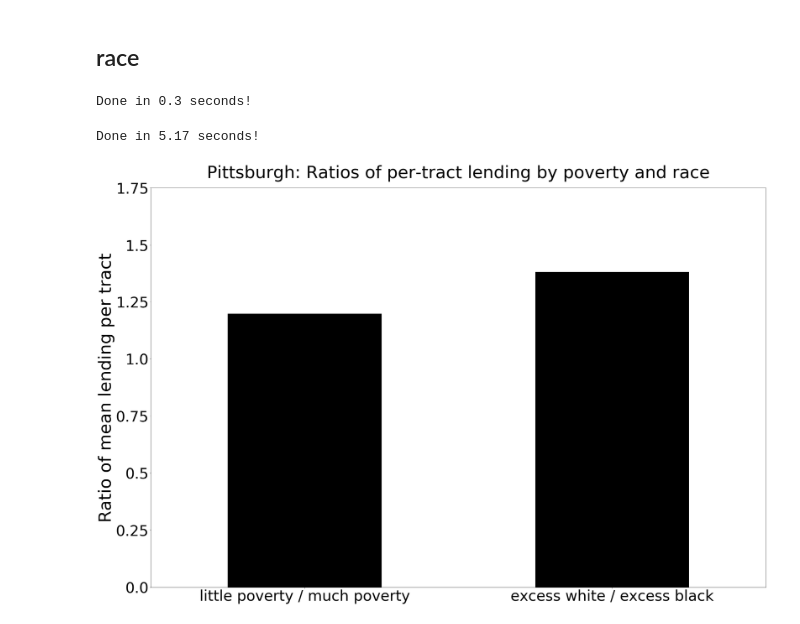
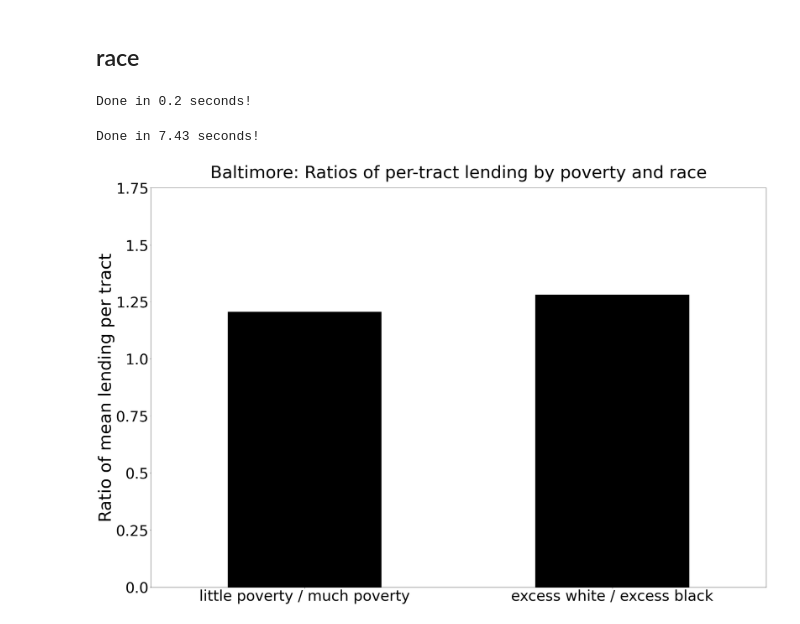
Before and after one commit to raddick/community_reinvestment_act, a Jupyter notebook: 7. Analyze city data.ipynb, the cells around one changed output. Cells and saved outputs as stored; diff of their text form; code cells hidden in the pictures.

```diff
--- a/7. Analyze city data.ipynb
+++ b/7. Analyze city data.ipynb
@@ -56,7 +57,7 @@ ok
 # Pick city
 # %%
 s = time.time()
-city = 'Pittsburgh'
+city = 'Baltimore'
 
 # Default values will be changed for specific citites if needed
 top_of_color_scale = 300000
@@ -306,7 +333,7 @@ if (show_water):
     elif (city == 'Washington D.C.'):
         city_water_gdf = city_water_gdf[city_water_gdf['FULLNAME'].apply(lambda x: ('potomac' in str(x).lower()) | ('anacostia' in str(x).lower()) | ('washington chnnl' in str(x).lower()))]#.plot(ax=ax, color='cyan')
     elif (city == 'Cleveland'):
-        city_water_gdf = city_water_gdf.loc[city_water_gdf.to_crs(equal_area_proj).geometry.area.sort_values(ascending=False).head(3).index.tolist()]
+        city_water_gdf = city_water_gdf.loc[city_water_gdf.to_crs(epsg=equal_area_proj).geometry.area.sort_values(ascending=False).head(3).index.tolist()]
     elif (city == 'Detroit'):
         detroit_water_gdf = city_water_gdf[city_water_gdf['FULLNAME'].apply(lambda x: 'riv' in str(x).lower())]
         detroit_water_gdf = pandas.concat((detroit_water_gdf, city_water_gdf[city_water_gdf['HYDROID'].isin(['1107295328725','1107295323725'])]), axis=0, sort=False)
@@ -330,11 +357,12 @@ else:
 
 
 
-# print('backing up...')
-# all_tracts_gdf_bk = all_tracts_gdf
-# tracts_included_gdf_bk = tracts_included_gdf
-# #baltimore_shapefiles_gdf_bk = baltimore_shapefiles_gdf
-# city_water_gdf_bk = city_water_gdf
+print('backing up all geodataframes...')
+all_tracts_gdf_bk = all_tracts_gdf
+tracts_included_gdf_bk = tracts_included_gdf
+if (city == 'Baltimore'):
+    baltimore_shapefiles_gdf_bk = baltimore_shapefiles_gdf
+city_water_gdf_bk = city_water_gdf
 
 e = time.time()
 g = g + (e-s)
@@ -666,18 +695,18 @@ s = time.time()
 # tracts_included_gdf = tracts_included_gdf_bk
 
 print('identifying tracts by poverty rate...')
-tracts_included_gdf = tracts_included_gdf.assign(poverty_class_2018 = np.nan)
-tracts_included_gdf.loc[tracts_included_gdf['pct_poverty_2018'] > 0.3, 'poverty_class_2018'] = 'much'
-tracts_included_gdf.loc[tracts_included_gdf['pct_poverty_2018'] < 0.1, 'poverty_class_2018'] = 'little'
+tracts_included_gdf = tracts_included_gdf.assign(poverty_class_2019 = np.nan)
+tracts_included_gdf.loc[tracts_included_gdf['pct_poverty_2019'] > 0.3, 'poverty_class_2019'] = 'much'
+tracts_included_gdf.loc[tracts_included_gdf['pct_poverty_2019'] < 0.1, 'poverty_class_2019'] = 'little'
 
 print('identifying tracts with higher-than-average percentages of white and black people...')
-city_pct_white = tracts_included_gdf['pop_white_2018'].sum() / tracts_included_gdf['pop_total_2018'].sum()
-city_pct_black = tracts_included_gdf['pop_black_2018'].sum() / tracts_included_gdf['pop_total_2018'].sum()
+city_pct_white = tracts_included_gdf['pop_white_2019'].sum() / tracts_included_gdf['pop_total_2019'].sum()
+city_pct_black = tracts_included_gdf['pop_black_2019'].sum() / tracts_included_gdf['pop_total_2019'].sum()
 
-tracts_included_gdf = tracts_included_gdf.assign(excess_race_2018 = np.nan)
-tracts_included_gdf.loc[tracts_included_gdf['pct_white_2018'] > city_pct_white, 'excess_race_2018'] = 'white'
-tracts_included_gdf.loc[tracts_included_gdf['pct_black_2018'] > city_pct_black, 'excess_race_2018'] = 'black'
-tracts_included_gdf.loc[:, 'excess_race_2018'] = tracts_included_gdf['excess_race_2018'].fillna('other')
+tracts_included_gdf = tracts_included_gdf.assign(excess_race_2019 = np.nan)
+tracts_included_gdf.loc[tracts_included_gdf['pct_white_2019'] > city_pct_white, 'excess_race_2019'] = 'white'
+tracts_included_gdf.loc[tracts_included_gdf['pct_black_2019'] > city_pct_black, 'excess_race_2019'] = 'black'
+tracts_included_gdf.loc[:, 'excess_race_2019'] = tracts_included_gdf['excess_race_2019'].fillna('other')
 
 # print('backing up...')
 # tracts_included_gdf_bk = tracts_included_gdf
@@ -726,30 +755,30 @@ Done in 0.06 seconds!
 # %%
 s = time.time()
 
-#excess_race_2018_list = tracts_included_gdf['excess_race_2018'].drop_duplicates().tolist()
-#cra_level_list = tracts_included_gdf['cra_level_2018'].drop_duplicates().tolist()
+#excess_race_2019_list = tracts_included_gdf['excess_race_2019'].drop_duplicates().tolist()
+#cra_level_list = tracts_included_gdf['cra_level_2019'].drop_duplicates().tolist()
 
-excess_race_2018_list = ['white', 'black', 'other']
+excess_race_2019_list = ['white', 'black', 'other']
 cra_level_list = ['low', 'moderate', 'middle', 'upper', 'unknown']
 #
 
-cra_level_race_df = pandas.DataFrame(data=None, columns=['nTracts', 'mean_amtWorkingLoans_per_sbjob_adj', 'sem_amtWorkingLoans_per_sbjob_adj'], index=pandas.MultiIndex.from_product([excess_race_2018_list,cra_level_list]))
+cra_level_race_df = pandas.DataFrame(data=None, columns=['nTracts', 'mean_amtWorkingLoans_per_sbjob_adj', 'sem_amtWorkingLoans_per_sbjob_adj'], index=pandas.MultiIndex.from_product([excess_race_2019_list,cra_level_list]))
 
-for this_race in excess_race_2018_list:
+for this_race in excess_race_2019_list:
     for this_level in cra_level_list:
         cra_level_race_df.loc[(this_race, this_level), 'nTracts'] = tracts_included_gdf[
-            (tracts_included_gdf['excess_race_2018'] == this_race)
-            & (tracts_included_gdf['cra_level_2018'] == this_level)
+            (tracts_included_gdf['excess_race_2019'] == this_race)
+            & (tracts_included_gdf['cra_level_2019'] == this_level)
         ].count().values[0]
 
         cra_level_race_df.loc[(this_race, this_level), 'mean_amtWorkingLoans_per_sbjob_adj'] = tracts_included_gdf[
-            (tracts_included_gdf['excess_race_2018'] == this_race)
-            & (tracts_included_gdf['cra_level_2018'] == this_level)
+            (tracts_included_gdf['excess_race_2019'] == this_race)
+            & (tracts_included_gdf['cra_level_2019'] == this_level)
         ]['amtWorkingLoans_per_sbjob_adj'].mean()
 
         cra_level_race_df.loc[(this_race, this_level), 'sem_amtWorkingLoans_per_sbjob_adj'] = tracts_included_gdf[
-            (tracts_included_gdf['excess_race_2018'] == this_race)
-            & (tracts_included_gdf['cra_level_2018'] == this_level)
+            (tracts_included_gdf['excess_race_2019'] == this_race)
+            & (tracts_included_gdf['cra_level_2019'] == this_level)
         ]['amtWorkingLoans_per_sbjob_adj'].sem()
 
 e = time.time()
@@ -757,47 +786,47 @@ g = g + (e-s)
 print('Done in {0:.1f} seconds!'.format(e-s))
 #cra_level_race_df
 # %% [output]
-Done in 0.3 seconds!
+Done in 0.2 seconds!
 # %%
 s = time.time()
 bar_chart_df = pandas.DataFrame(data=None, columns=['mean_amtWorkingLoans_adj_per_sbjob'])
 bar_chart_df.loc[
     'little poverty / much poverty', 'mean_amtWorkingLoans_adj_per_sbjob'
 ] = tracts_included_gdf['amtWorkingLoans_per_sbjob_adj'][
-    (tracts_included_gdf['poverty_class_2018'] == 'little') & (tracts_included_gdf['cra_level_2018'] != 'unknown')
+    (tracts_included_gdf['poverty_class_2019'] == 'little') & (tracts_included_gdf['cra_level_2019'] != 'unknown')
 ].mean() / tracts_included_gdf['amtWorkingLoans_per_sbjob_adj'][
-    (tracts_included_gdf['poverty_class_2018'] == 'much') & (tracts_included_gdf['cra_level_2018'] != 'unknown')
+    (tracts_included_gdf['poverty_class_2019'] == 'much') & (tracts_included_gdf['cra_level_2019'] != 'unknown')
 ].mean()
 
 bar_chart_df.loc[
     'excess white / excess black', 'mean_amtWorkingLoans_adj_per_sbjob'
 ] = tracts_included_gdf['amtWorkingLoans_per_sbjob_adj'][
-    (tracts_included_gdf['excess_race_2018'] == 'white') & (tracts_included_gdf['cra_level_2018'] != 'unknown')
+    (tracts_included_gdf['excess_race_2019'] == 'white') & (tracts_included_gdf['cra_level_2019'] != 'unknown')
 ].mean() / tracts_included_gdf['amtWorkingLoans_per_sbjob_adj'][
-    (tracts_included_gdf['excess_race_2018'] == 'black') & (tracts_included_gdf['cra_level_2018'] != 'unknown')
+    (tracts_included_gdf['excess_race_2019'] == 'black') & (tracts_included_gdf['cra_level_2019'] != 'unknown')
 ].mean()
-#bar_chart_df.loc['excess white / excess black', 'mean_amtWorkingLoans_adj_per_sbjob'] = tracts_included_gdf['amtWorkingLoans_per_sbjob_adj'][tracts_included_gdf['excess_race_2018'] == 'white'].mean() / tracts_included_gdf['amtWorkingLoans_per_sbjob_adj'][tracts_included_gdf['excess_race_2018'] == 'black'].mean()
+#bar_chart_df.loc['excess white / excess black', 'mean_amtWorkingLoans_adj_per_sbjob'] = tracts_included_gdf['amtWorkingLoans_per_sbjob_adj'][tracts_included_gdf['excess_race_2019'] == 'white'].mean() / tracts_included_gdf['amtWorkingLoans_per_sbjob_adj'][tracts_included_gdf['excess_race_2019'] == 'black'].mean()
 
 fig2, ax = plt.subplots(1,1, figsize=(36*scale, 24*scale))
 bar_chart_df.plot.bar(ax=ax, color='black')
 
 plt.xticks(np.arange(0,2), bar_chart_df.index.values, rotation='horizontal', fontsize=48*scale)
 
 plt.ylabel('Ratio of mean lending per tract', fontsize=56*scale)
 plt.yticks(np.arange(0, 2, 0.25), np.arange(0, 2, 0.25), fontsize=48*scale)
 
 plt.title('{0:}: Ratios of per-tract lending by poverty and race'.format(city), fontsize=56*scale, y=1.02)
 ax.get_legend().remove()
 
 plt.savefig(figdir+'{0:}_lending_ratios.jpg'.format(city.lower().replace('.','').replace(' ','_')), format='jpg', dpi=300*scale)
 
-summary['lending_ratio_race'] = tracts_included_gdf['amtWorkingLoans_per_sbjob_adj'][tracts_included_gdf['excess_race_2018'] == 'white'].mean() / tracts_included_gdf['amtWorkingLoans_per_sbjob_adj'][tracts_included_gdf['excess_race_2018'] == 'black'].mean()
+summary['lending_ratio_race'] = tracts_included_gdf['amtWorkingLoans_per_sbjob_adj'][tracts_included_gdf['excess_race_2019'] == 'white'].mean() / tracts_included_gdf['amtWorkingLoans_per_sbjob_adj'][tracts_included_gdf['excess_race_2019'] == 'black'].mean()
 
 e = time.time()
 g = g + (e-s)
 print('Done in {0:.2f} seconds!'.format(e-s))
 
 plt.show()
 # %% [output]
-Done in 5.17 seconds!
+Done in 7.43 seconds!
-[figure, old version]
+[figure, new version]
```
Also changed, not shown: parts of 15 cells of this notebook, 3 other files.
